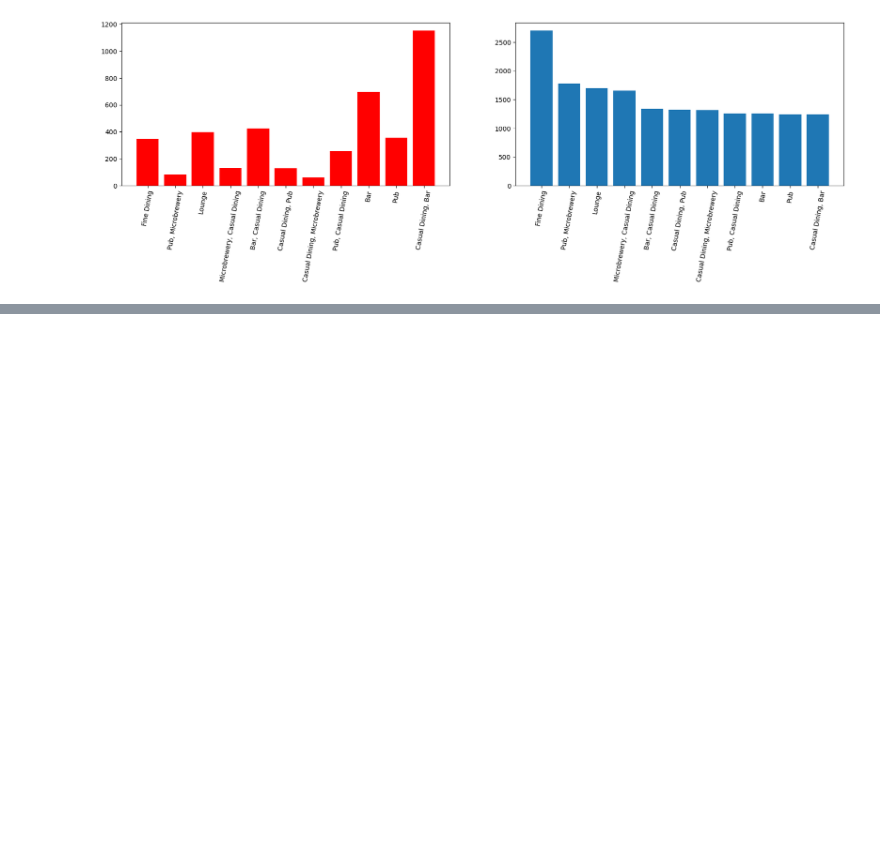
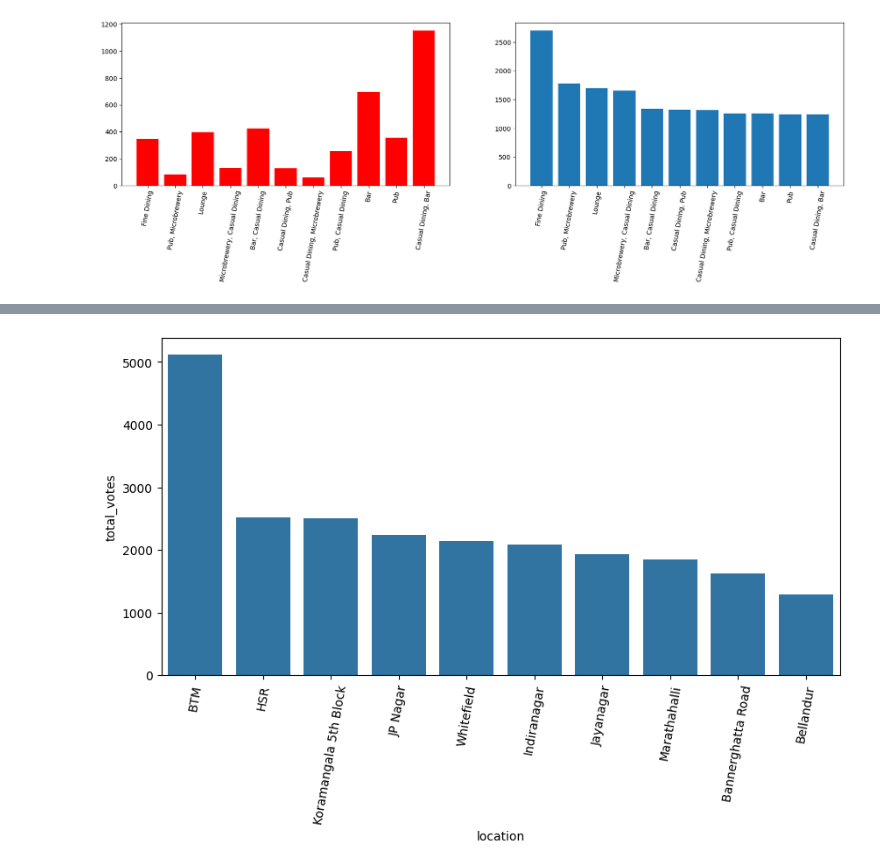
Before and after one commit to AlistairPereira/python-data-analysis-lab, a Jupyter notebook: notebooks/Restaurant_data_cleaning.ipynb, the cells around one changed output, grey strips where cells are left out. Cells and saved outputs as stored; diff of their text form; code cells hidden in the pictures; blank space fills up the shorter version.

```diff
--- a/notebooks/Restaurant_data_cleaning.ipynb
+++ b/notebooks/Restaurant_data_cleaning.ipynb
@@ -868,0 +881,14 @@ ax2.tick_params(axis='x', rotation=80)
+# %%
+top_10_rest_location= (
+    df.groupby('location')
+.agg(total_restaurants =('name','count'),
+     total_votes = ('votes','count'),
+     avg_rating=('rate','mean'))
+.round(1)
+.query('total_restaurants > 100')
+.sort_values(by='total_restaurants', ascending=False)
+.head(10)
+.reset_index()
+)
+
+top_10_rest_location
@@ -868,0 +907,7 @@ ax2.tick_params(axis='x', rotation=80)
+# %%
+plt.figure(figsize=(10,5))
+sns.barplot(data = top_10_rest_location, x='location',y='total_votes')
+plt.xticks(rotation=80)
+plt.show()
+# %% [output]
+[figure, added]
```
Also changed, not shown: parts of 10 cells of this notebook.
